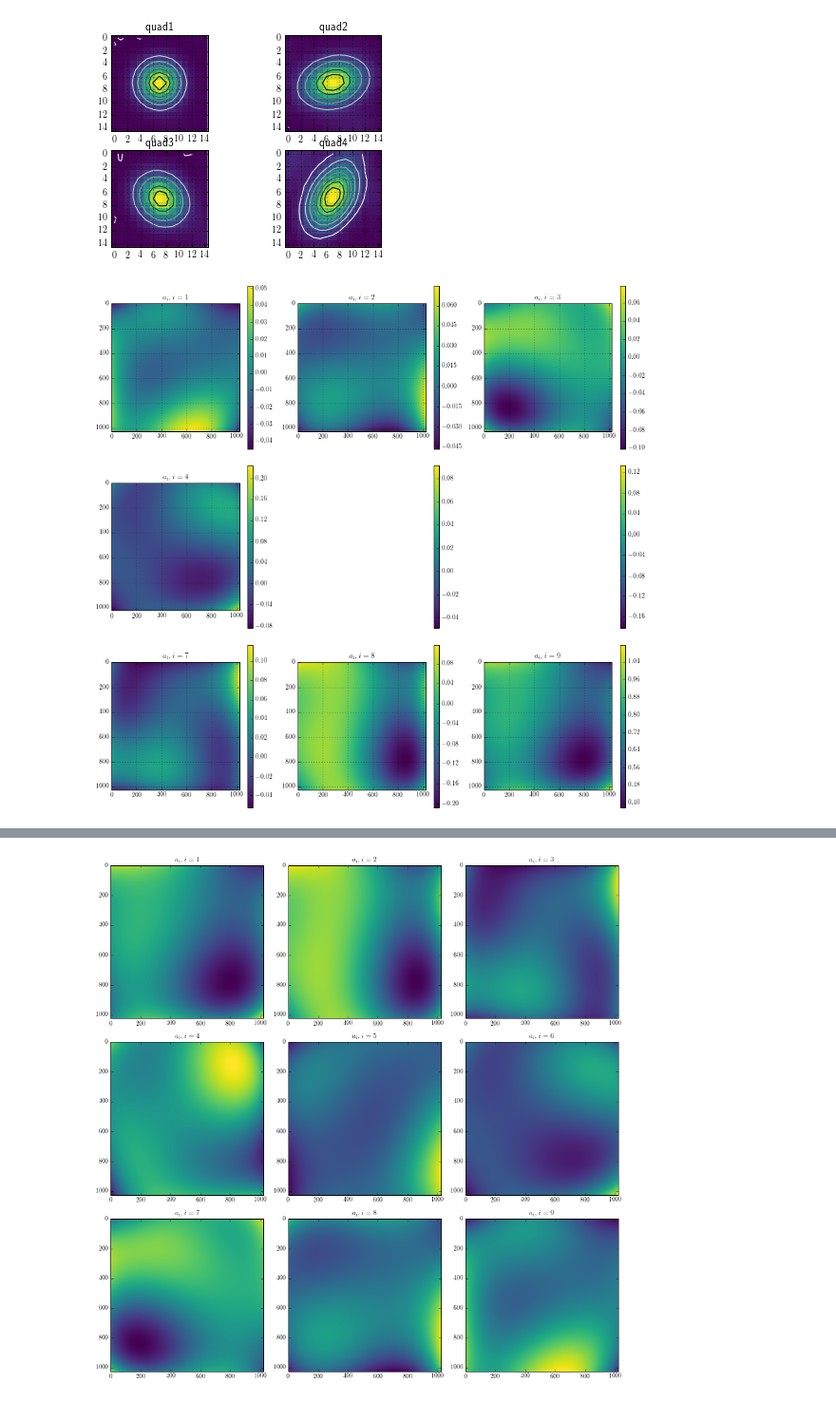
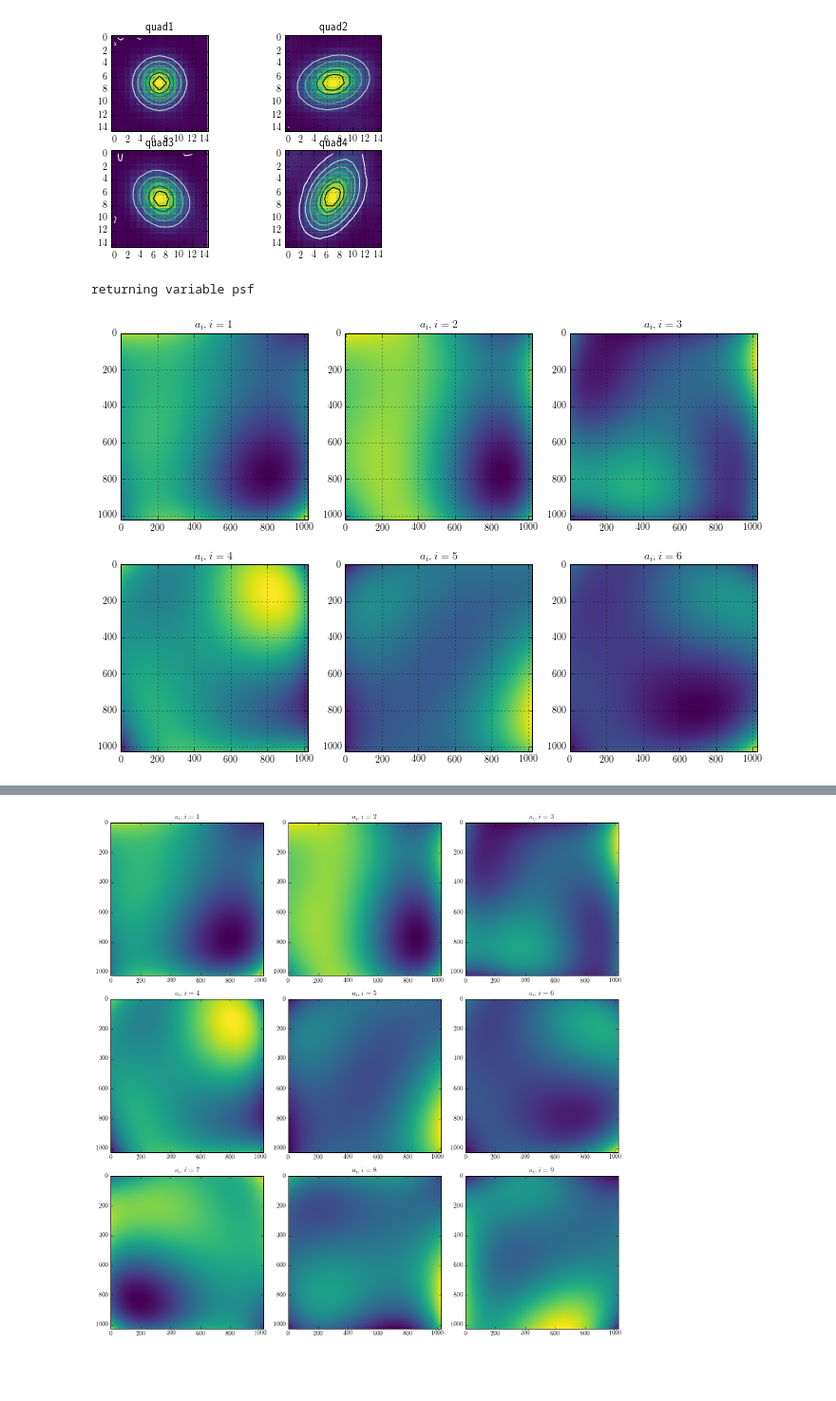
Before and after one commit to BrunoSanchez/presentaciones, a Jupyter notebook: AAA2016/slides/new_analysis.ipynb, the cells around one changed output, grey strips where cells are left out. Shown at 95% size. Drawn from its saved outputs; the diff is of its cells as text; code cells hidden in the pictures; blank space fills up the shorter version.

```diff
--- a/AAA2016/slides/new_analysis.ipynb
+++ b/AAA2016/slides/new_analysis.ipynb
@@ -314,27 +314,31 @@ for i in range(4):
 [figure]
 # %%
 size = 4
-a_fields = np.copy(afields)
+a_fields, _ = im.get_variable_psf()
 imshape = im.bkg_sub_img.shape
 N = len(a_fields)
 p = utils.primes(N)
 if N == 2:
     subplots = (2, 1)
 elif p == N:
     subplots = (np.rint(np.sqrt(N)),  np.rint(np.sqrt(N)))
 else:
     subplots = (N/float(p), p)
 
-plt.figure(figsize=(size*subplots[0], size*subplots[1]))
+plt.figure(figsize=(size*subplots[1], size*subplots[0]))
 x, y = np.mgrid[:imshape[0], :imshape[1]]
 for i in range(len(a_fields)):
-    plt.subplot(subplots[1], subplots[0], i+1)
-    field = a_fields[i](x, y)
+    plt.subplot(subplots[0], subplots[1], i+1)
+    field = a_fields[-(i+1)](x, y)
+    #plt.xlabel('x')
     plt.imshow(field, cmap='viridis')
     plt.title(r'$a_i, i = {}$'.format(i+1))
-    plt.tight_layout()
-    plt.colorbar(shrink=0.85, aspect=30)
+    #plt.tight_layout()
+    #plt.colorbar(shrink=0.75, aspect=30)
     plt.grid()
 plt.savefig('afields_no_seaborn.pdf', dpi=400)
+#field_fits = fits.PrimaryHDU(field)
+#field_fits.writeto('afield_{}.fits'.format(i), overwrite=True)
 # %% [output]
+returning variable psf
-[figure, old version]
+[figure, new version]
```
Also changed, not shown: parts of 20 cells of this notebook, 7 other files.
